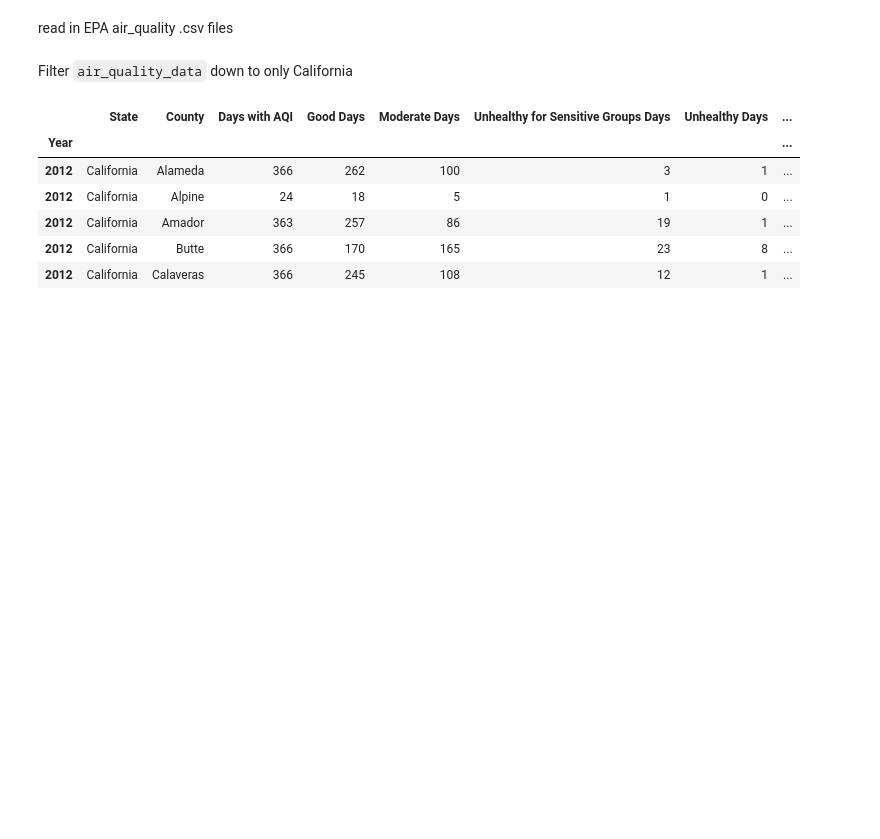
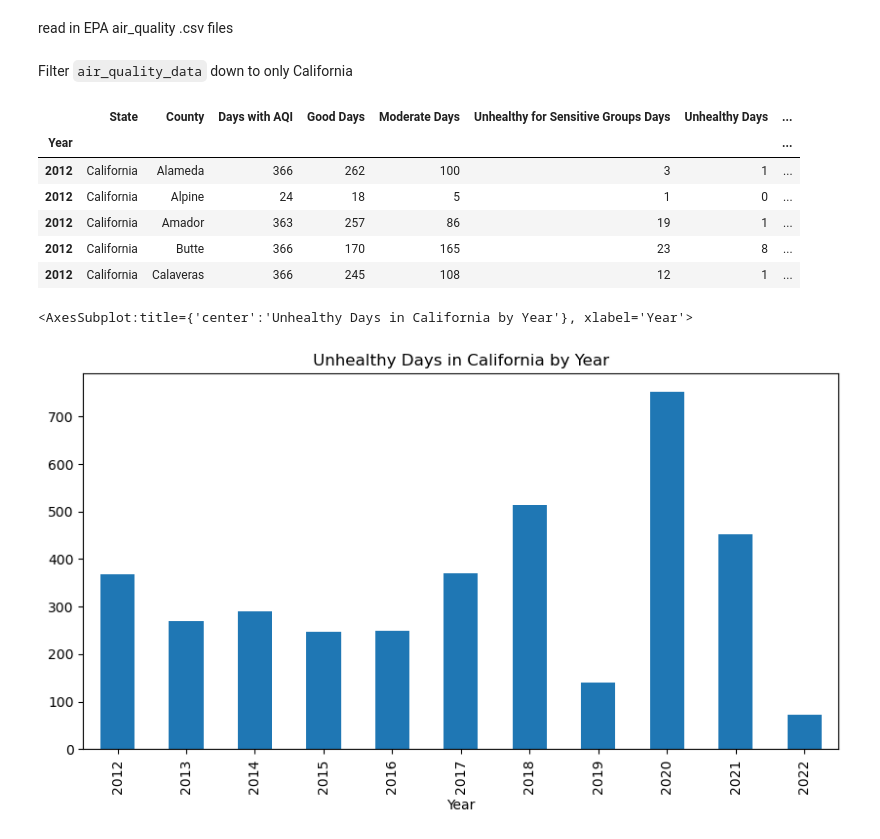
Before and after one commit to ralatorr/project_4, a Jupyter notebook: alexspradling.ipynb, the cells around one changed output. Drawn from its saved outputs; the diff is of its cells as text; code cells hidden in the pictures; blank space fills up the shorter version.

```diff
--- a/alexspradling.ipynb
+++ b/alexspradling.ipynb
@@ -31,3 +37,12 @@ ca_df.head()
 | 2012 | California | Amador | 363 | 257 | 86 | 19 | 1 | ... |
 | 2012 | California | Butte | 366 | 170 | 165 | 23 | 8 | ... |
 | 2012 | California | Calaveras | 366 | 245 | 108 | 12 | 1 | ... |
+# %%
+# aggregate Unheathy Days by year
+unhealthy_days = ca_df.groupby('Year')['Unhealthy Days'].sum()
+
+# plot the data
+unhealthy_days.plot(kind='bar', figsize=(10, 5), title='Unhealthy Days in California by Year')
+# %% [output]
+<AxesSubplot:title={'center':'Unhealthy Days in California by Year'}, xlabel='Year'>
+[figure, added]
```
Also changed, not shown: parts of 5 cells of this notebook, 2 other files.
